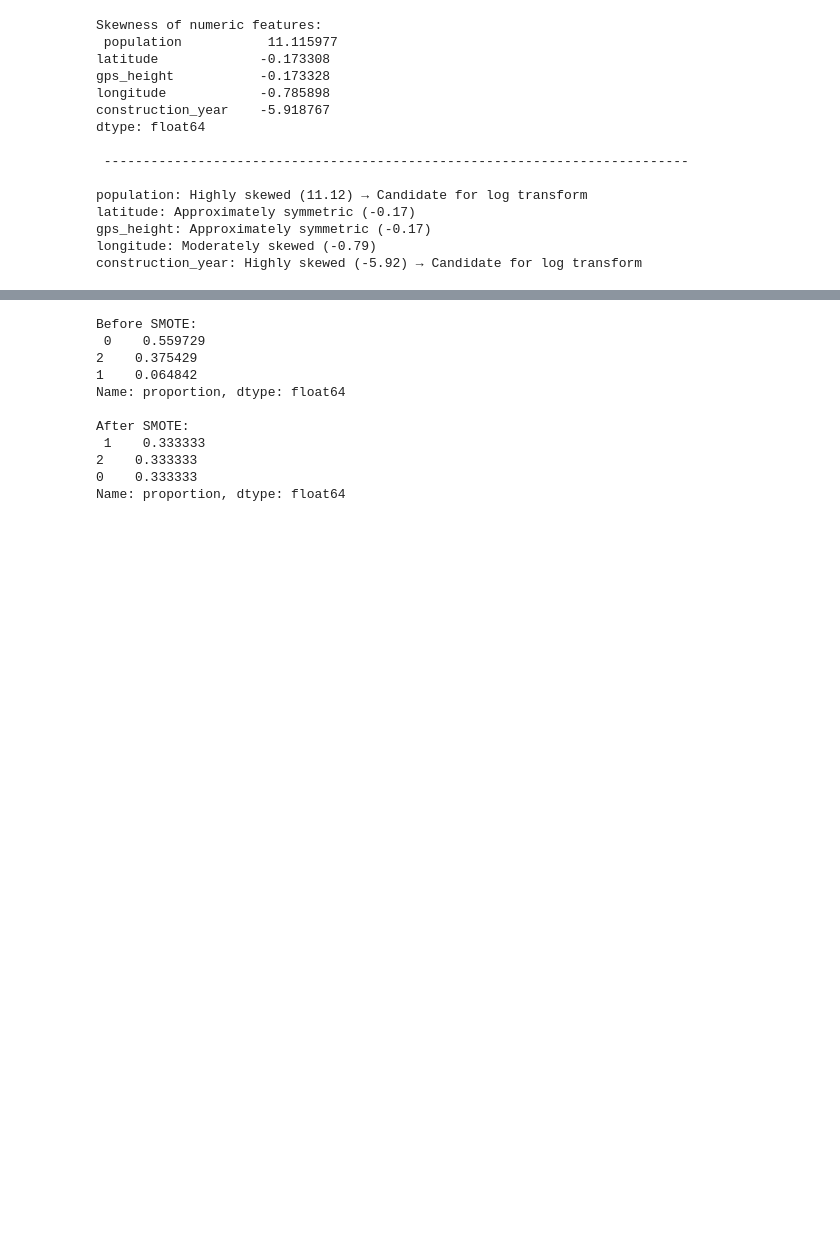
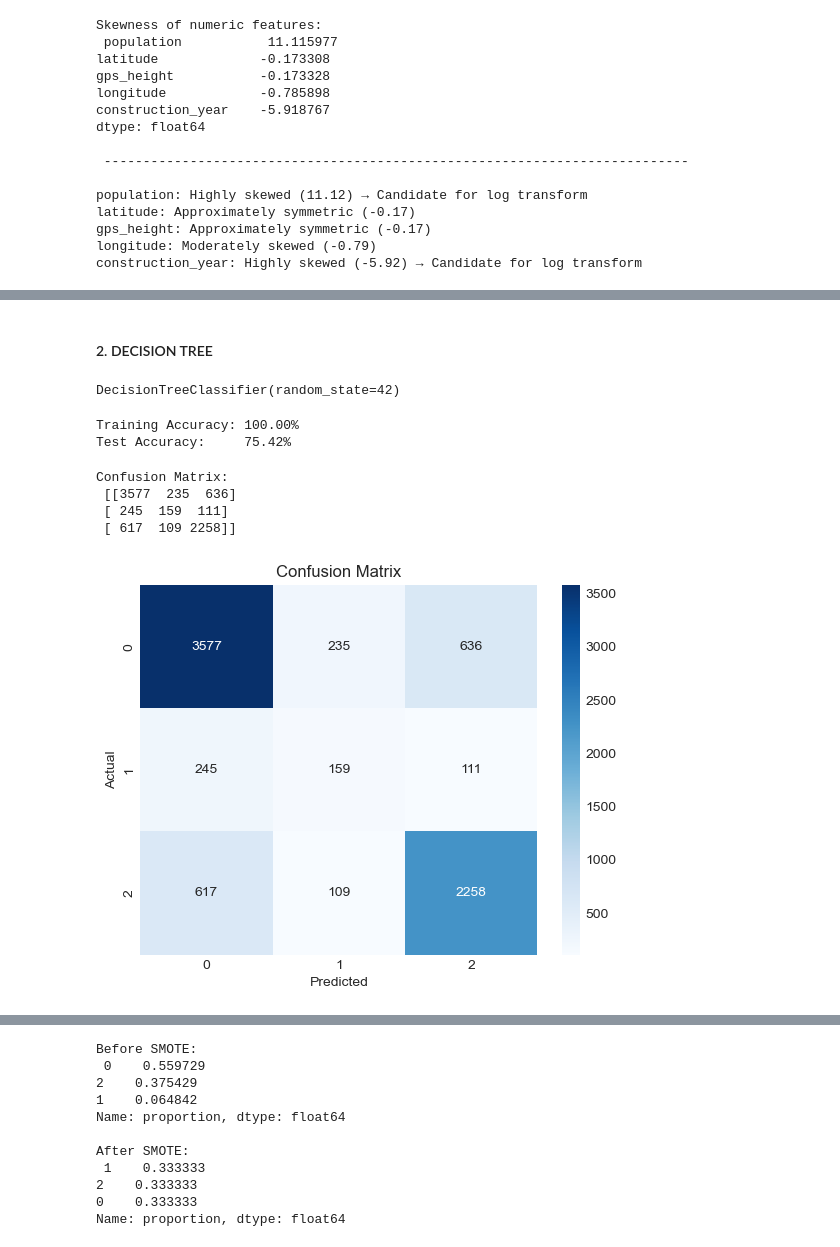
Before and after one commit to Vain-Guy/tanzania-water-well-status-prediction, a Jupyter notebook: Notebooks/CleaningAndEDA.ipynb, the cells around one changed output, grey strips where cells are left out. Drawn from its saved outputs; the diff is of its cells as text; code cells hidden in the pictures; blank space fills up the shorter version.

```diff
--- a/Notebooks/CleaningAndEDA.ipynb
+++ b/Notebooks/CleaningAndEDA.ipynb
@@ -3785,5 +3794,0 @@ x_test[num_cols] = scaler.transform(x_test[num_cols])
-# %%
-# Fit a Logistic Regression Model
-LogReg = LogisticRegression(max_iter = 1000)
-
-LogReg.fit(x_train, y_train)
@@ -3850,0 +3795,5 @@ weighted avg       0.73      0.74      0.71      7947
+# %%
+# Fit vanilla Logistic Regression
+Vanilla_LogReg = LogisticRegression(max_iter=1000, random_state = 42)
+
+Vanilla_LogReg.fit(x_train, y_train)
@@ -3850,0 +3849,47 @@ weighted avg       0.73      0.74      0.71      7947
+# %% [markdown]
+#### 2. DECISION TREE
+# %%
+# Initialize Decision Tree
+vanilla_dt = DecisionTreeClassifier(
+    criterion='gini',
+    max_depth=None,
+    random_state=42
+)
+
+# Fit on SMOTE-resampled data
+vanilla_dt.fit(x_train, y_train)
+# %% [output]
+DecisionTreeClassifier(random_state=42)
+# %%
+# Predict
+y_pred = vanilla_dt.predict(x_test)
+
+# Training accuracy
+train_accuracy = vanilla_dt.score(x_train, y_train) * 100
+
+# Test accuracy
+test_accuracy = accuracy_score(y_test, y_pred) * 100
+
+# Display neatly
+print(f"Training Accuracy: {train_accuracy:.2f}%")
+print(f"Test Accuracy:     {test_accuracy:.2f}%")
+# %% [output]
+Training Accuracy: 100.00%
+Test Accuracy:     75.42%
+# %%
+# Check Confusion Matrix
+vanilla_matrix1 = confusion_matrix(y_test, y_pred)
+print("Confusion Matrix:\n", confusion_matrix(y_test, y_pred))
+
+# Visualise the confusion matrix
+sns.heatmap(vanilla_matrix1, annot=True, fmt='d', cmap='Blues')
+plt.xlabel('Predicted')
+plt.ylabel('Actual')
+plt.title('Confusion Matrix')
+plt.show()
+# %% [output]
+Confusion Matrix:
+ [[3577  235  636]
+ [ 245  159  111]
+ [ 617  109 2258]]
+[figure, added]
```
Also changed, not shown: parts of 119 cells of this notebook.
